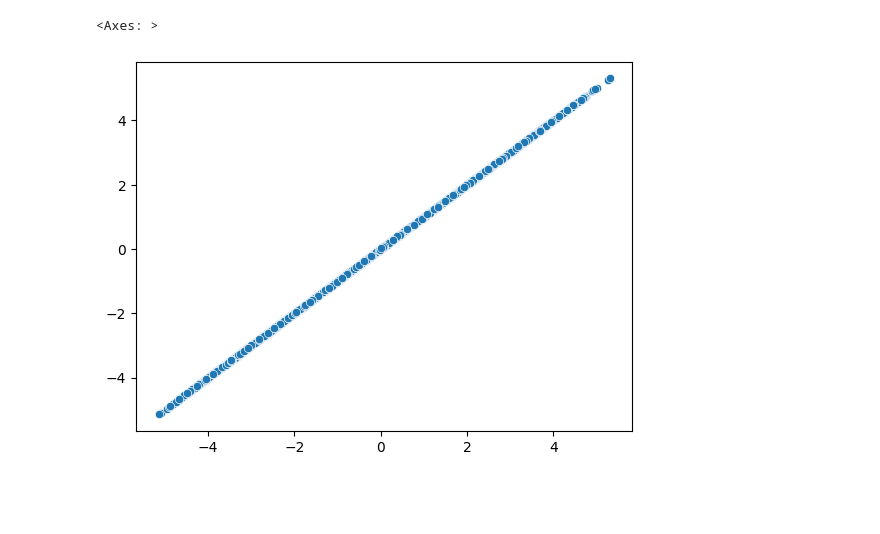
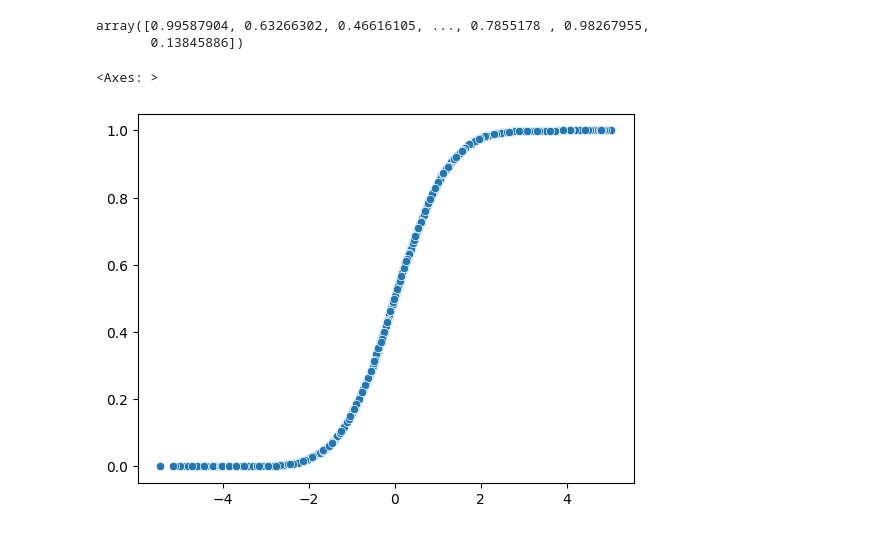
Before and after one commit to granthamtaylor/tdrust, a Jupyter notebook: sandbox.ipynb, the cells around one changed output. Cells and saved outputs as stored; diff of their text form; code cells hidden in the pictures; blank space fills up the shorter version.

```diff
--- a/sandbox.ipynb
+++ b/sandbox.ipynb
@@ -58,8 +50,13 @@ print(f'{end - start:.3g} seconds')
+# %%
+cdfs
+# %% [output]
+array([0.99587904, 0.63266302, 0.46616105, ..., 0.7855178 , 0.98267955,
+       0.13845886])
 # %%
-sns.scatterplot(y=np.array(cdfs), x=arr)
+sns.scatterplot(y=cdfs, x=arr)
 # %% [output]
 <Axes: >
-[figure, old version]
+[figure, new version]
 # %%
 start = time.time()
 td = TDigest.compute(arr)
```
Also changed, not shown: parts of 7 cells of this notebook, 10 other files.
